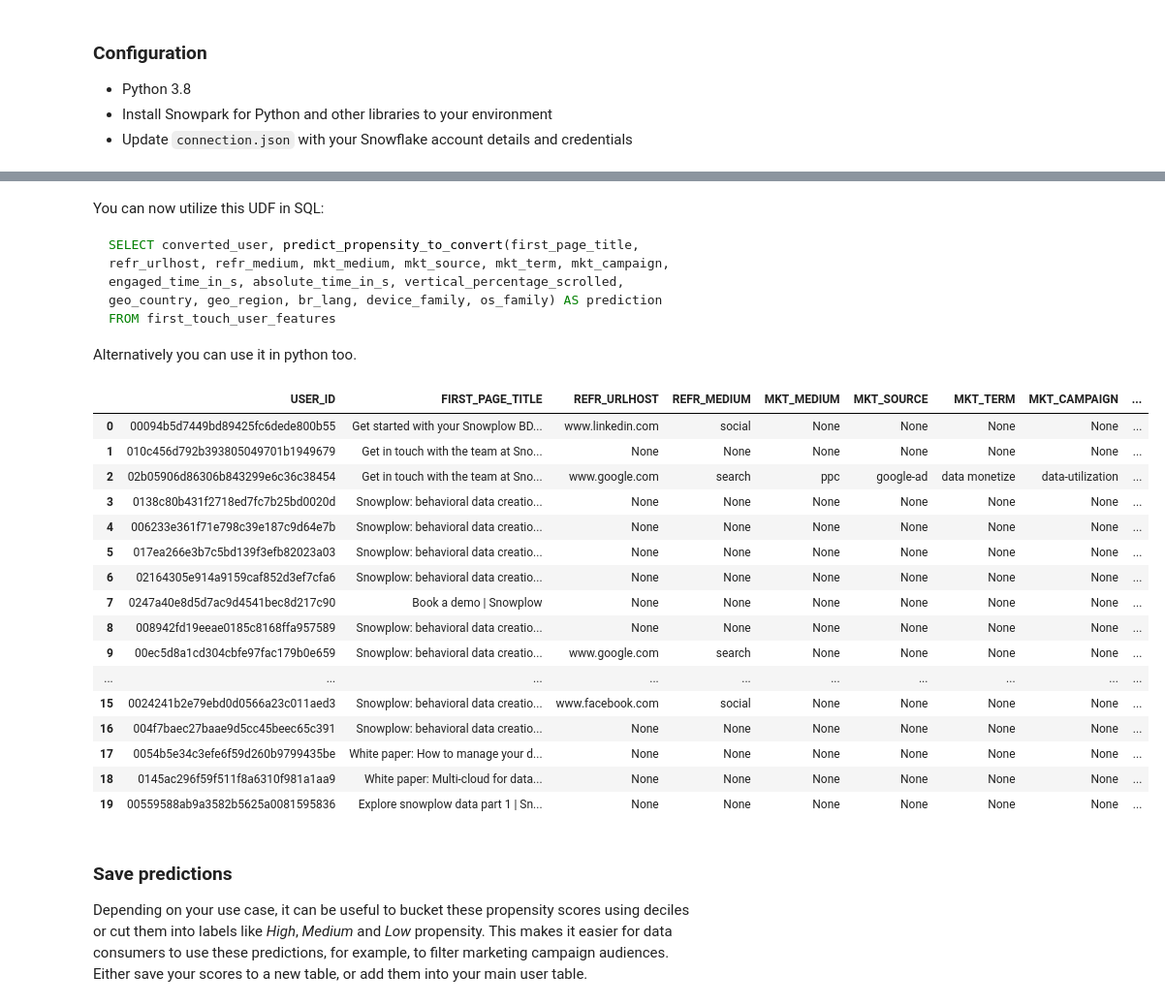
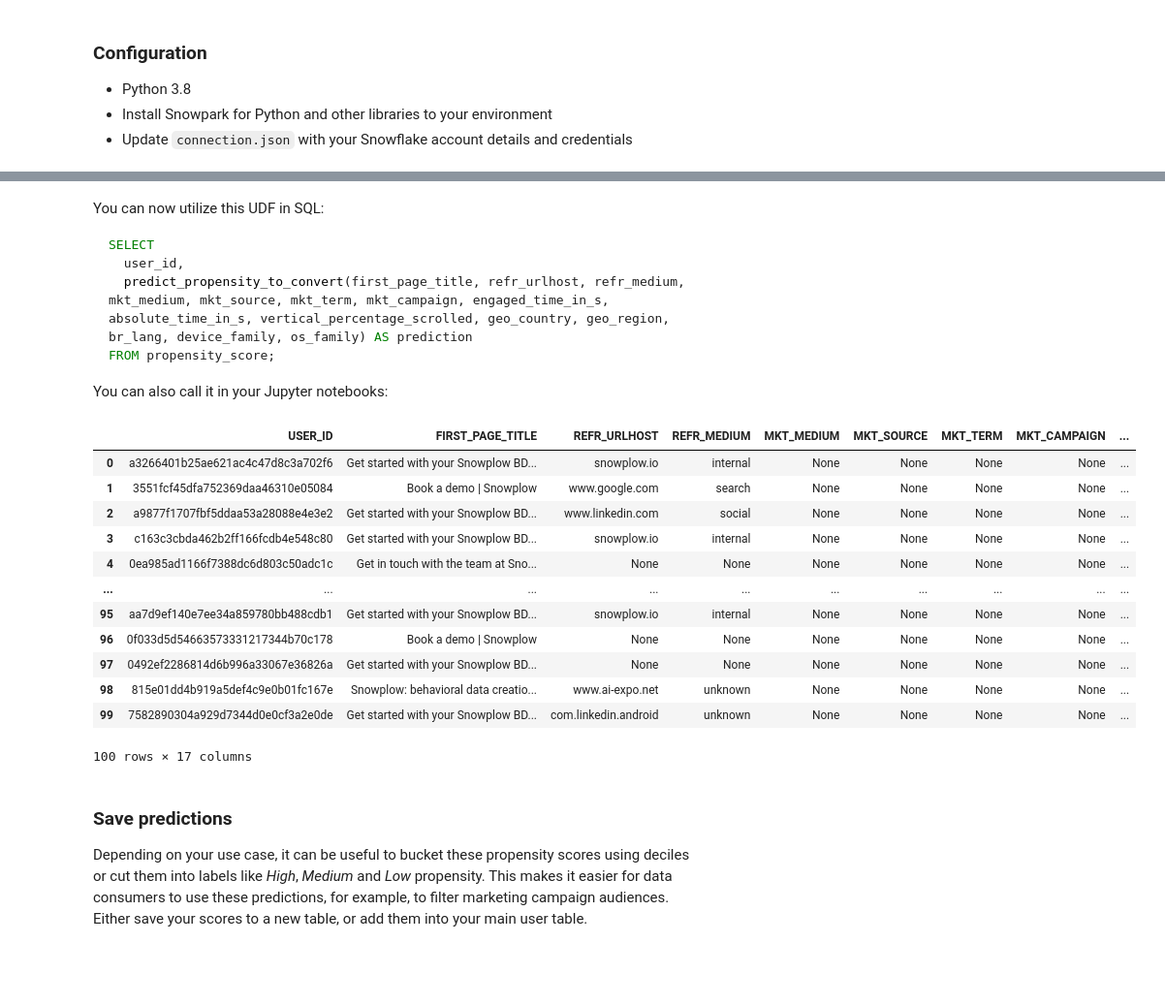
Before and after one commit to snowplow/composable-cdp-with-predictive-ml-modeling-accelerator, a Jupyter notebook: content/predictive_ml_models/static/snowflake_deploying_model.ipynb, the cells around one changed output, grey strips where cells are left out. Shown: that part at 97% size. Cells and saved outputs as stored; diff of their text form; code cells hidden in the pictures; blank space fills up the shorter version.

````diff
--- a/content/predictive_ml_models/static/snowflake_deploying_model.ipynb
+++ b/content/predictive_ml_models/static/snowflake_deploying_model.ipynb
@@ -121,49 +115,47 @@ The version of package lightgbm in the local environment is 3.3.5, which does no
 # %% [markdown]
 You can now utilize this UDF in SQL:
 ```sql
-SELECT converted_user, predict_propensity_to_convert(first_page_title, refr_urlhost, refr_medium, mkt_medium, mkt_source, mkt_term, mkt_campaign, engaged_time_in_s, absolute_time_in_s, vertical_percentage_scrolled, geo_country, geo_region, br_lang, device_family, os_family) AS prediction
-FROM first_touch_user_features
+SELECT
+  user_id,
+  predict_propensity_to_convert(first_page_title, refr_urlhost, refr_medium, mkt_medium, mkt_source, mkt_term, mkt_campaign, engaged_time_in_s, absolute_time_in_s, vertical_percentage_scrolled, geo_country, geo_region, br_lang, device_family, os_family) AS prediction
+FROM propensity_score;
 ```
 
-Alternatively you can use it in python too.
+You can also call it in your Jupyter notebooks:
 # %%
 import pandas as pd
 
 user_features = session.table('FIRST_TOUCH_USER_FEATURES')
 
-predictions = user_features.limit(100).select(
+predictions = user_features.select(
   'user_id', 'first_page_title', 'refr_urlhost', 'refr_medium', 'mkt_medium', 'mkt_source', 'mkt_term', 'mkt_campaign', 'engaged_time_in_s',
   'absolute_time_in_s', 'vertical_percentage_scrolled', 'geo_country', 'geo_region', 'br_lang', 'device_family', 'os_family',
   call_udf(
     'predict_propensity_to_convert', col('first_page_title'), col('refr_urlhost'), col('refr_medium'), col('mkt_medium'), col('mkt_source'),
     col('mkt_term'), col('mkt_campaign'), col('engaged_time_in_s'), col('absolute_time_in_s'), col('vertical_percentage_scrolled'),
     col('geo_country'), col('geo_region'), col('br_lang'), col('device_family'), col('os_family')
   ).as_('propensity_score')
 )
 
 predictions = predictions.sort(col("propensity_score"), ascending=False)
 
 predictions_df = pd.DataFrame(predictions.collect())
 
-display(predictions_df.head(20))
+display(predictions_df.head(100))
 # %% [output]
 |  | USER_ID | FIRST_PAGE_TITLE | REFR_URLHOST | REFR_MEDIUM | MKT_MEDIUM | MKT_SOURCE | MKT_TERM | MKT_CAMPAIGN | ... |
-| 0 | 00094b5d7449bd89425fc6dede800b55 | Get started with your Snowplow BD... | www.linkedin.com | social | None | None | None | None | ... |
-| 1 | 010c456d792b393805049701b1949679 | Get in touch with the team at Sno... | None | None | None | None | None | None | ... |
-| 2 | 02b05906d86306b843299e6c36c38454 | Get in touch with the team at Sno... | www.google.com | search | ppc | google-ad | data monetize | data-utilization | ... |
-| 3 | 0138c80b431f2718ed7fc7b25bd0020d | Snowplow: behavioral data creatio... | None | None | None | None | None | None | ... |
-| 4 | 006233e361f71e798c39e187c9d64e7b | Snowplow: behavioral data creatio... | None | None | None | None | None | None | ... |
-| 5 | 017ea266e3b7c5bd139f3efb82023a03 | Snowplow: behavioral data creatio... | None | None | None | None | None | None | ... |
-| 6 | 02164305e914a9159caf852d3ef7cfa6 | Snowplow: behavioral data creatio... | None | None | None | None | None | None | ... |
-| 7 | 0247a40e8d5d7ac9d4541bec8d217c90 | Book a demo | Snowplow | None | None | None | None | None | None | ... |
-| 8 | 008942fd19eeae0185c8168ffa957589 | Snowplow: behavioral data creatio... | None | None | None | None | None | None | ... |
-| 9 | 00ec5d8a1cd304cbfe97fac179b0e659 | Snowplow: behavioral data creatio... | www.google.com | search | None | None | None | None | ... |
+| 0 | a3266401b25ae621ac4c47d8c3a702f6 | Get started with your Snowplow BD... | snowplow.io | internal | None | None | None | None | ... |
+| 1 | 3551fcf45dfa752369daa46310e05084 | Book a demo | Snowplow | www.google.com | search | None | None | None | None | ... |
+| 2 | a9877f1707fbf5ddaa53a28088e4e3e2 | Get started with your Snowplow BD... | www.linkedin.com | social | None | None | None | None | ... |
+| 3 | c163c3cbda462b2ff166fcdb4e548c80 | Get started with your Snowplow BD... | snowplow.io | internal | None | None | None | None | ... |
+| 4 | 0ea985ad1166f7388dc6d803c50adc1c | Get in touch with the team at Sno... | None | None | None | None | None | None | ... |
 | ... | ... | ... | ... | ... | ... | ... | ... | ... | ... |
-| 15 | 0024241b2e79ebd0d0566a23c011aed3 | Snowplow: behavioral data creatio... | www.facebook.com | social | None | None | None | None | ... |
-| 16 | 004f7baec27baae9d5cc45beec65c391 | Snowplow: behavioral data creatio... | None | None | None | None | None | None | ... |
-| 17 | 0054b5e34c3efe6f59d260b9799435be | White paper: How to manage your d... | None | None | None | None | None | None | ... |
-| 18 | 0145ac296f59f511f8a6310f981a1aa9 | White paper: Multi-cloud for data... | None | None | None | None | None | None | ... |
-| 19 | 00559588ab9a3582b5625a0081595836 | Explore snowplow data part 1 | Sn... | None | None | None | None | None | None | ... |
+| 95 | aa7d9ef140e7ee34a859780bb488cdb1 | Get started with your Snowplow BD... | snowplow.io | internal | None | None | None | None | ... |
+| 96 | 0f033d5d54663573331217344b70c178 | Book a demo | Snowplow | None | None | None | None | None | None | ... |
+| 97 | 0492ef2286814d6b996a33067e36826a | Get started with your Snowplow BD... | None | None | None | None | None | None | ... |
+| 98 | 815e01dd4b919a5def4c9e0b01fc167e | Snowplow: behavioral data creatio... | www.ai-expo.net | unknown | None | None | None | None | ... |
+| 99 | 7582890304a929d7344d0e0cf3a2e0de | Get started with your Snowplow BD... | com.linkedin.android | unknown | None | None | None | None | ... |
+100 rows × 17 columns
 # %% [markdown]
 ### Save predictions
 
````
Also changed, not shown: parts of 4 cells of this notebook.
